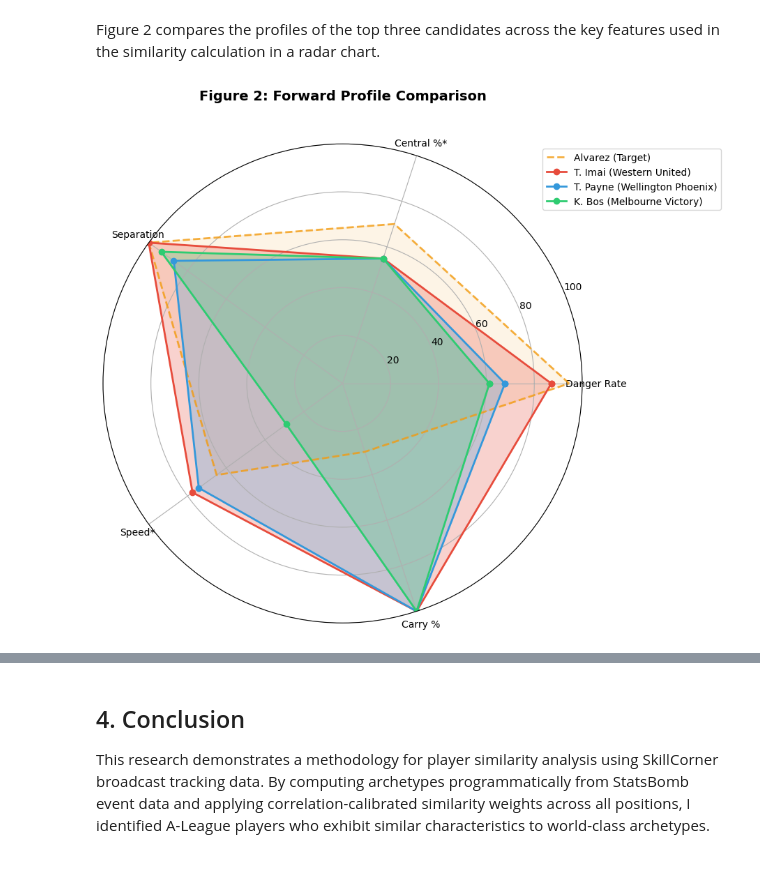
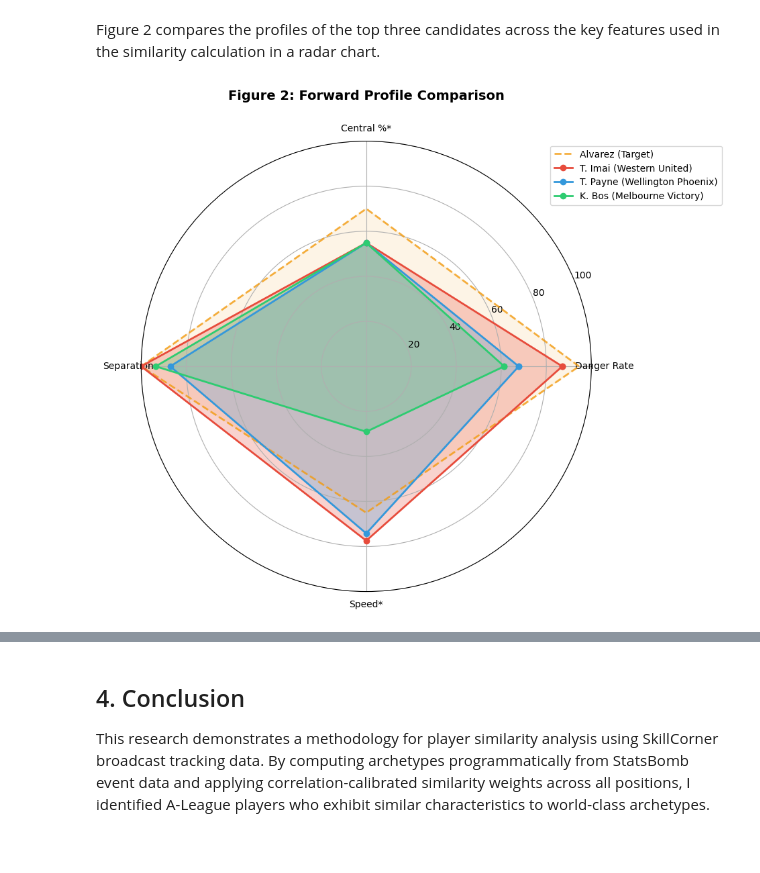
Before and after one commit to KarimElgammal/analytics_cup_research, a Jupyter notebook: submission.ipynb, the cells around one changed output, grey strips where cells are left out. Saved outputs shown, nothing was run; the diff lists cells and outputs as text; code cells hidden in the pictures.

```diff
--- a/submission.ipynb
+++ b/submission.ipynb
@@ -204,7 +204,7 @@ import matplotlib.pyplot as plt
 
 # Position-specific features for radar chart (matching Streamlit app)
 if position_type == "forward":
-    features = ["danger_rate", "central_pct", "avg_separation", "avg_entry_speed", "carry_pct"]
+    features = ["danger_rate", "central_pct", "avg_separation", "avg_entry_speed"]
 elif position_type == "defender":
     features = ["stop_danger_rate", "reduce_danger_rate", "pressing_rate", "goal_side_rate", "avg_engagement_distance"]
 else:  # goalkeeper
@@ -219,34 +219,34 @@ else:
     # Use percentile normalization against FULL dataset (like Streamlit app)
     top_3 = ranked.head(3)
     norm_profiles = normalize_for_radar_percentile(top_3, profiles, features)
 
     players_for_radar = []
     for row in norm_profiles.to_dicts():
         player_data = {"name": f"{row['player_name']} ({row.get('team_name', '')})"}
         for f in features:
             norm_key = f"{f}_norm"
             player_data[f] = row.get(norm_key, row.get(f, 50))
         players_for_radar.append(player_data)
 
     # Use position-specific target profile
     if radar_target_profile:
         target_profile = {f: radar_target_profile.get(f, 50) for f in features}
     else:
         target_profile = {f: archetype.target_profile.get(f, 50) for f in features}
 
     archetype_display_name = archetype.name.replace("_", " ").title()
 
     fig = plot_radar_comparison(
         players_for_radar,
         features=features,
         title=f"Figure 2: {position_type.title()} Profile Comparison",
         include_alvarez=True,
         target_profile=target_profile,
         target_name=archetype_display_name
     )
     plt.show()
 # %% [output]
-[figure, old version]
+[figure, new version]
 # %% [markdown]
 ### 3.2. Discussion
 
```
Also changed, not shown: parts of 3 cells of this notebook, 6 other files.
